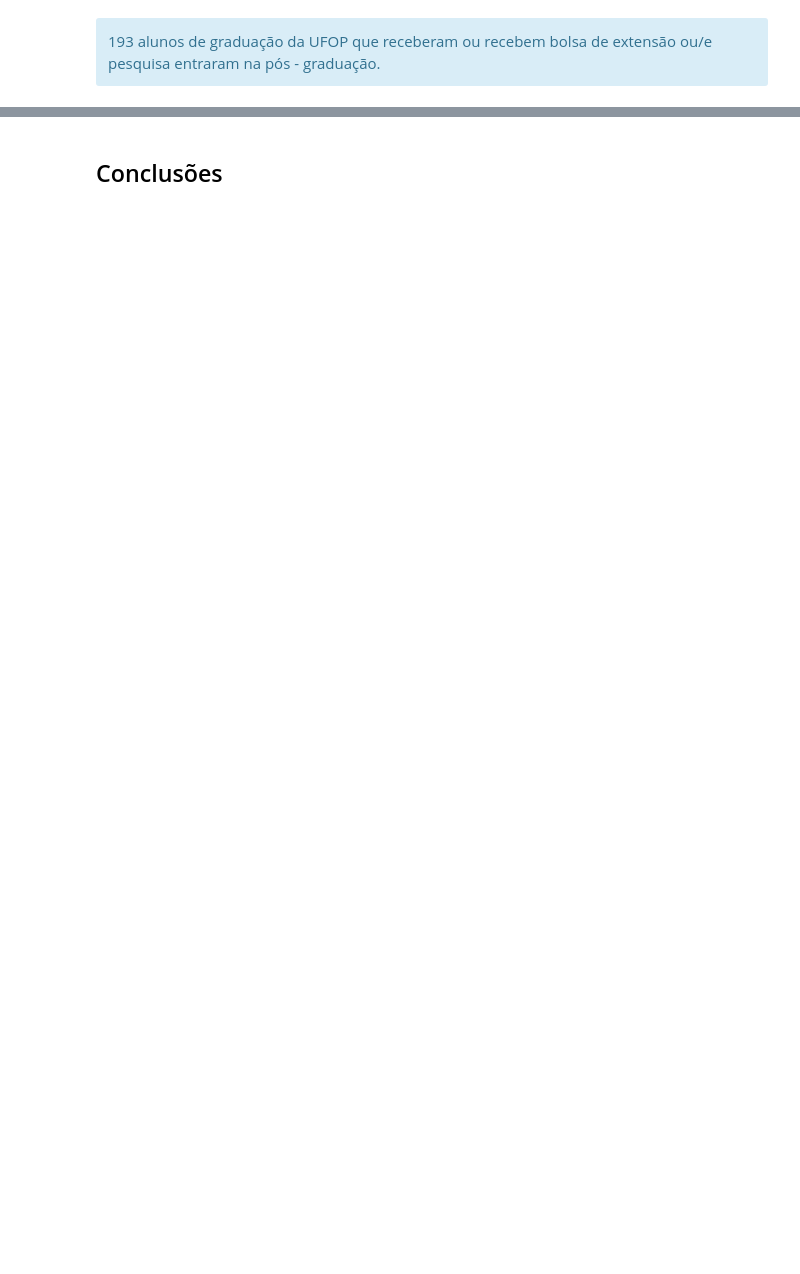
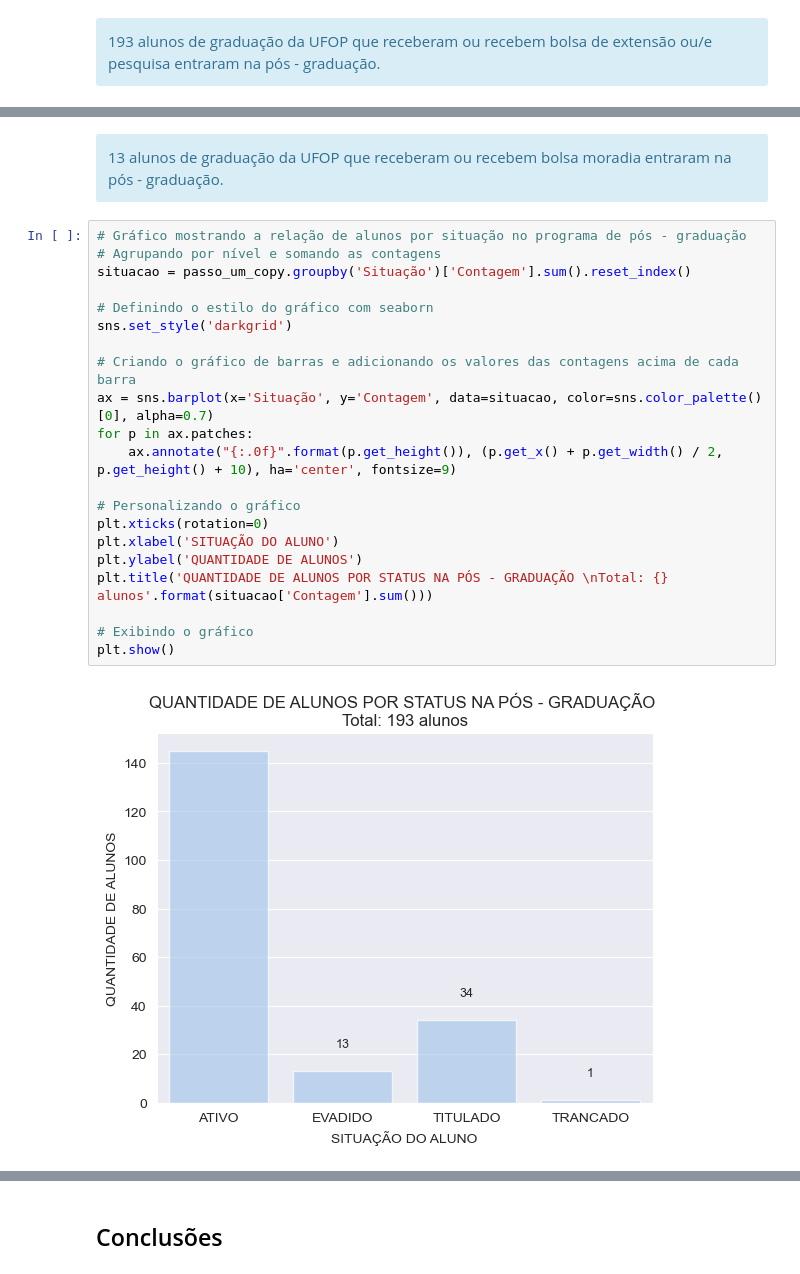
Before and after one commit to riguedes/IC_UFOP, a Jupyter notebook: projeto.ipynb, the cells around one changed output, grey strips where cells are left out. Drawn from its saved outputs; the diff is of its cells as text; blank space fills up the shorter version.

```diff
--- a/projeto.ipynb
+++ b/projeto.ipynb
@@ -1255,0 +1357,27 @@ passo_um_copy[['Bolsista', 'Curso', 'Nível', 'Data de Ingresso', 'Data de Defes
+# %% [markdown]
+<div class="alert alert-block alert-info"
+     <b> 13 alunos de graduação da UFOP que receberam ou recebem bolsa moradia entraram na pós - graduação. </b>
+</div>
+# %%
+# Gráfico mostrando a relação de alunos por situação no programa de pós - graduação
+# Agrupando por nível e somando as contagens
+situacao = passo_um_copy.groupby('Situação')['Contagem'].sum().reset_index()
+
+# Definindo o estilo do gráfico com seaborn
+sns.set_style('darkgrid')
+
+# Criando o gráfico de barras e adicionando os valores das contagens acima de cada barra
+ax = sns.barplot(x='Situação', y='Contagem', data=situacao, color=sns.color_palette()[0], alpha=0.7)
+for p in ax.patches:
+    ax.annotate("{:.0f}".format(p.get_height()), (p.get_x() + p.get_width() / 2, p.get_height() + 10), ha='center', fontsize=9)
+
+# Personalizando o gráfico
+plt.xticks(rotation=0)
+plt.xlabel('SITUAÇÃO DO ALUNO')
+plt.ylabel('QUANTIDADE DE ALUNOS')
+plt.title('QUANTIDADE DE ALUNOS POR STATUS NA PÓS - GRADUAÇÃO \nTotal: {} alunos'.format(situacao['Contagem'].sum()))
+
+# Exibindo o gráfico
+plt.show()
+# %% [output]
+[figure, added]
```
Also changed, not shown: parts of 13 cells of this notebook.
